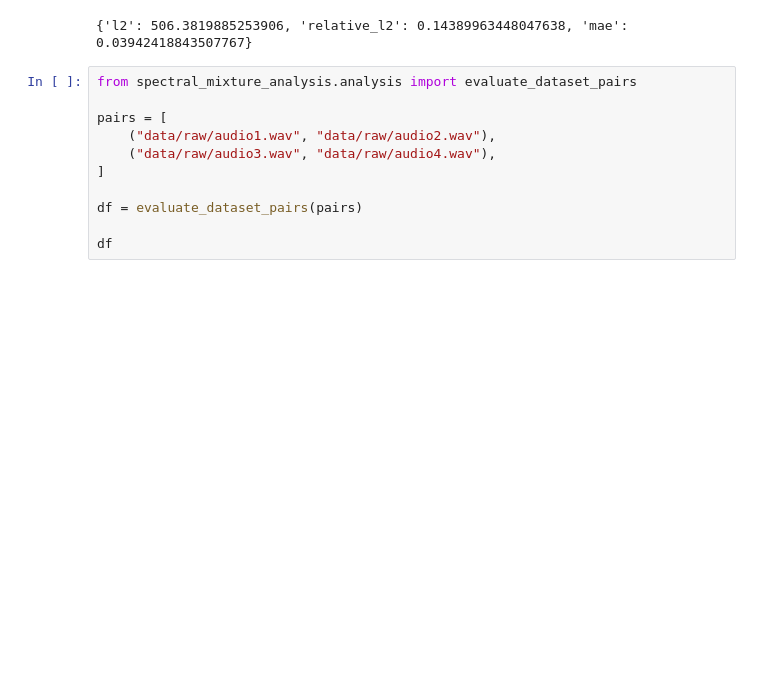
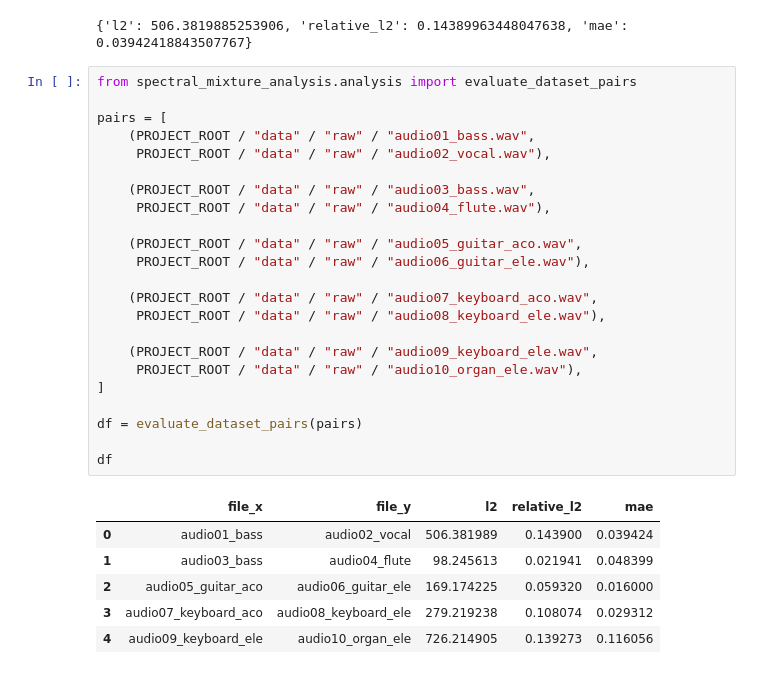
Before and after one commit to Bierc/spectrogram-analysis, a Jupyter notebook: notebooks/01_stft_mixture_analysis.ipynb, the cells around one changed output. Saved outputs shown, nothing was run; the diff lists cells and outputs as text; blank space fills up the shorter version.

```diff
--- a/notebooks/01_stft_mixture_analysis.ipynb
+++ b/notebooks/01_stft_mixture_analysis.ipynb
@@ -83,11 +79,30 @@ print(metrics)
 # %%
 from spectral_mixture_analysis.analysis import evaluate_dataset_pairs
 
 pairs = [
-    ("data/raw/audio1.wav", "data/raw/audio2.wav"),
-    ("data/raw/audio3.wav", "data/raw/audio4.wav"),
+    (PROJECT_ROOT / "data" / "raw" / "audio01_bass.wav",
+     PROJECT_ROOT / "data" / "raw" / "audio02_vocal.wav"),
+
+    (PROJECT_ROOT / "data" / "raw" / "audio03_bass.wav",
+     PROJECT_ROOT / "data" / "raw" / "audio04_flute.wav"),
+
+    (PROJECT_ROOT / "data" / "raw" / "audio05_guitar_aco.wav",
+     PROJECT_ROOT / "data" / "raw" / "audio06_guitar_ele.wav"),
+
+    (PROJECT_ROOT / "data" / "raw" / "audio07_keyboard_aco.wav",
+     PROJECT_ROOT / "data" / "raw" / "audio08_keyboard_ele.wav"),
+
+    (PROJECT_ROOT / "data" / "raw" / "audio09_keyboard_ele.wav",
+     PROJECT_ROOT / "data" / "raw" / "audio10_organ_ele.wav"),
 ]
 
 df = evaluate_dataset_pairs(pairs)
 
 df
+# %% [output]
+|  | file_x | file_y | l2 | relative_l2 | mae |
+| 0 | audio01_bass | audio02_vocal | 506.381989 | 0.143900 | 0.039424 |
+| 1 | audio03_bass | audio04_flute | 98.245613 | 0.021941 | 0.048399 |
+| 2 | audio05_guitar_aco | audio06_guitar_ele | 169.174225 | 0.059320 | 0.016000 |
+| 3 | audio07_keyboard_aco | audio08_keyboard_ele | 279.219238 | 0.108074 | 0.029312 |
+| 4 | audio09_keyboard_ele | audio10_organ_ele | 726.214905 | 0.139273 | 0.116056 |
```
Also changed, not shown: parts of 4 cells of this notebook, 1 other file.
